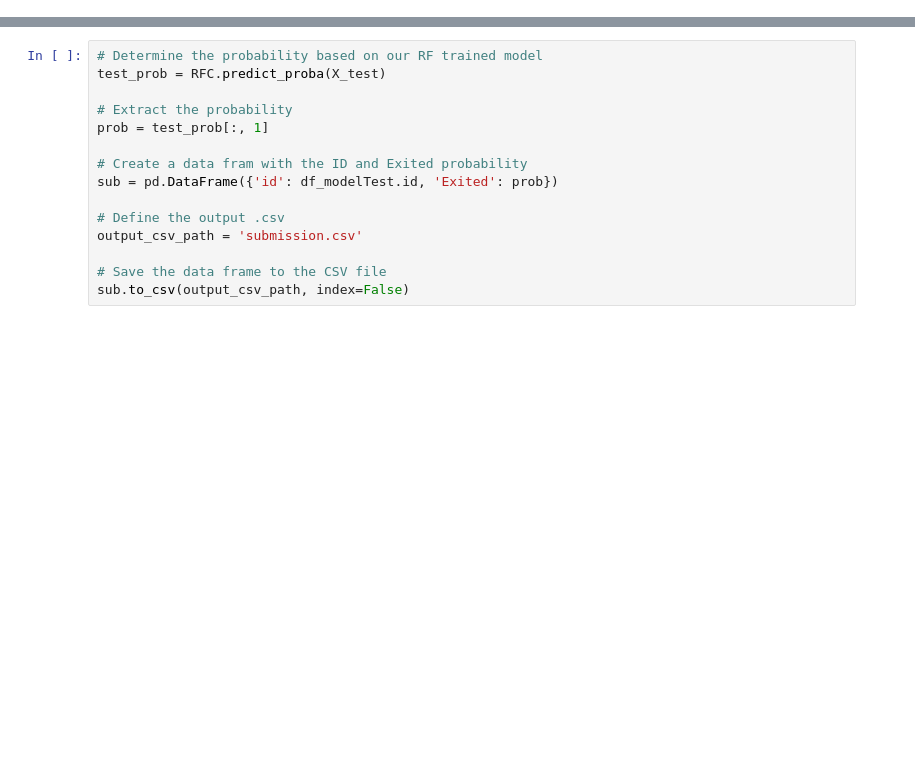
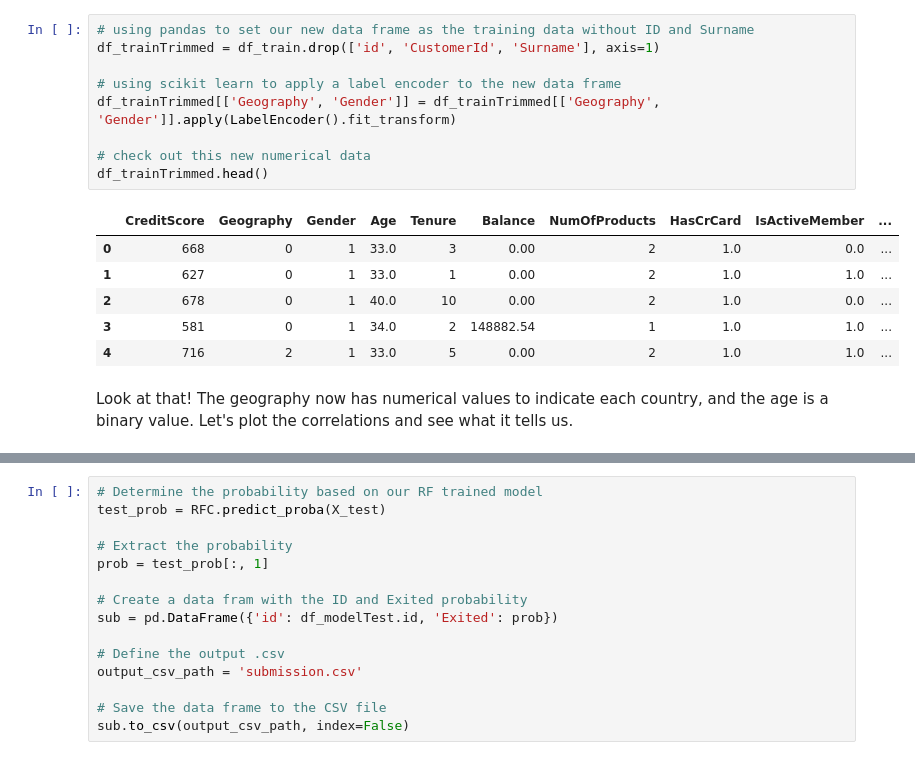
Before and after one commit to G-Emmen/DataScienceProjects, a Jupyter notebook: binary-classification-for-bank-churn-ge-notebook.ipynb, the cells around one changed output, grey strips where cells are left out. Cells and saved outputs as stored; diff of their text form; blank space fills up the shorter version.

Commit message:
Kaggle Notebook | Binary Classification for Bank Churn - GE Notebook | Version 10

```diff
--- a/binary-classification-for-bank-churn-ge-notebook.ipynb
+++ b/binary-classification-for-bank-churn-ge-notebook.ipynb
@@ -285,0 +281,18 @@ Need to investigate this further to understand why it's happening.
+# %%
+# using pandas to set our new data frame as the training data without ID and Surname
+df_trainTrimmed = df_train.drop(['id', 'CustomerId', 'Surname'], axis=1)
+
+# using scikit learn to apply a label encoder to the new data frame
+df_trainTrimmed[['Geography', 'Gender']] = df_trainTrimmed[['Geography', 'Gender']].apply(LabelEncoder().fit_transform)
+
+# check out this new numerical data
+df_trainTrimmed.head()
+# %% [output]
+|  | CreditScore | Geography | Gender | Age | Tenure | Balance | NumOfProducts | HasCrCard | IsActiveMember | ... |
+| 0 | 668 | 0 | 1 | 33.0 | 3 | 0.00 | 2 | 1.0 | 0.0 | ... |
+| 1 | 627 | 0 | 1 | 33.0 | 1 | 0.00 | 2 | 1.0 | 1.0 | ... |
+| 2 | 678 | 0 | 1 | 40.0 | 10 | 0.00 | 2 | 1.0 | 0.0 | ... |
+| 3 | 581 | 0 | 1 | 34.0 | 2 | 148882.54 | 1 | 1.0 | 1.0 | ... |
+| 4 | 716 | 2 | 1 | 33.0 | 5 | 0.00 | 2 | 1.0 | 1.0 | ... |
+# %% [markdown]
+Look at that! The geography now has numerical values to indicate each country, and the age is a binary value. Let's plot the correlations and see what it tells us.
```
Also changed, not shown: parts of 68 cells of this notebook.
